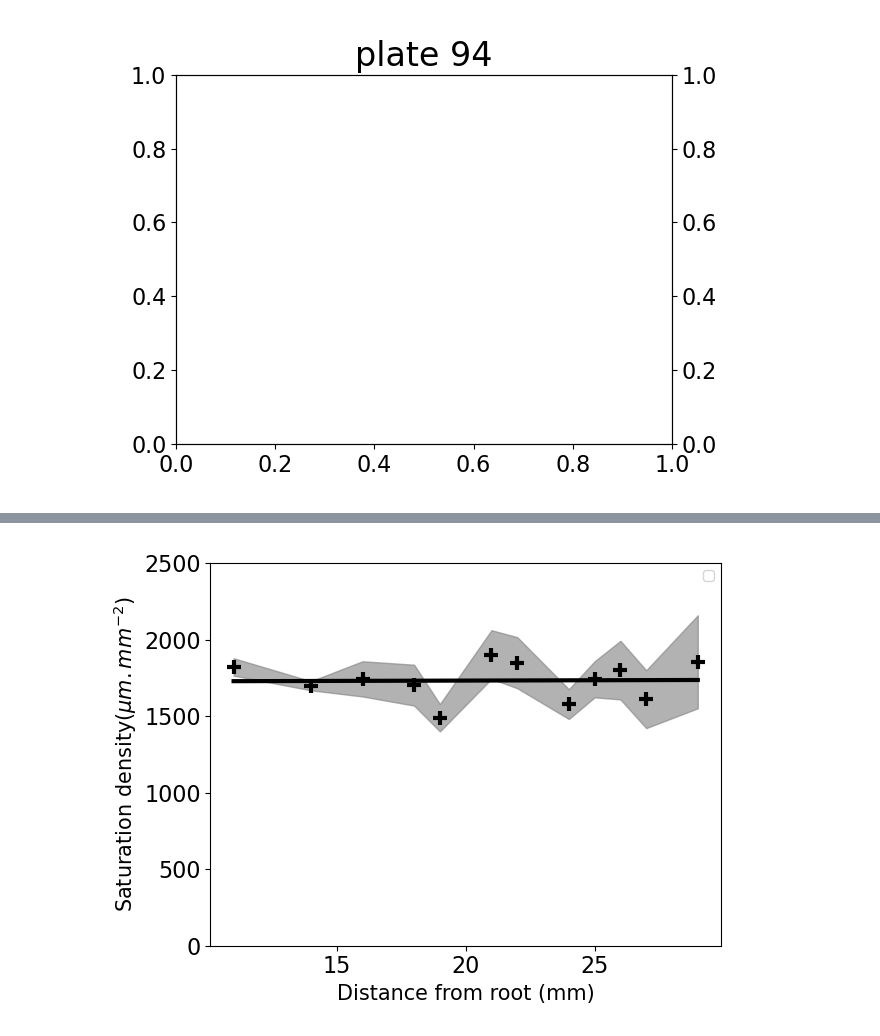
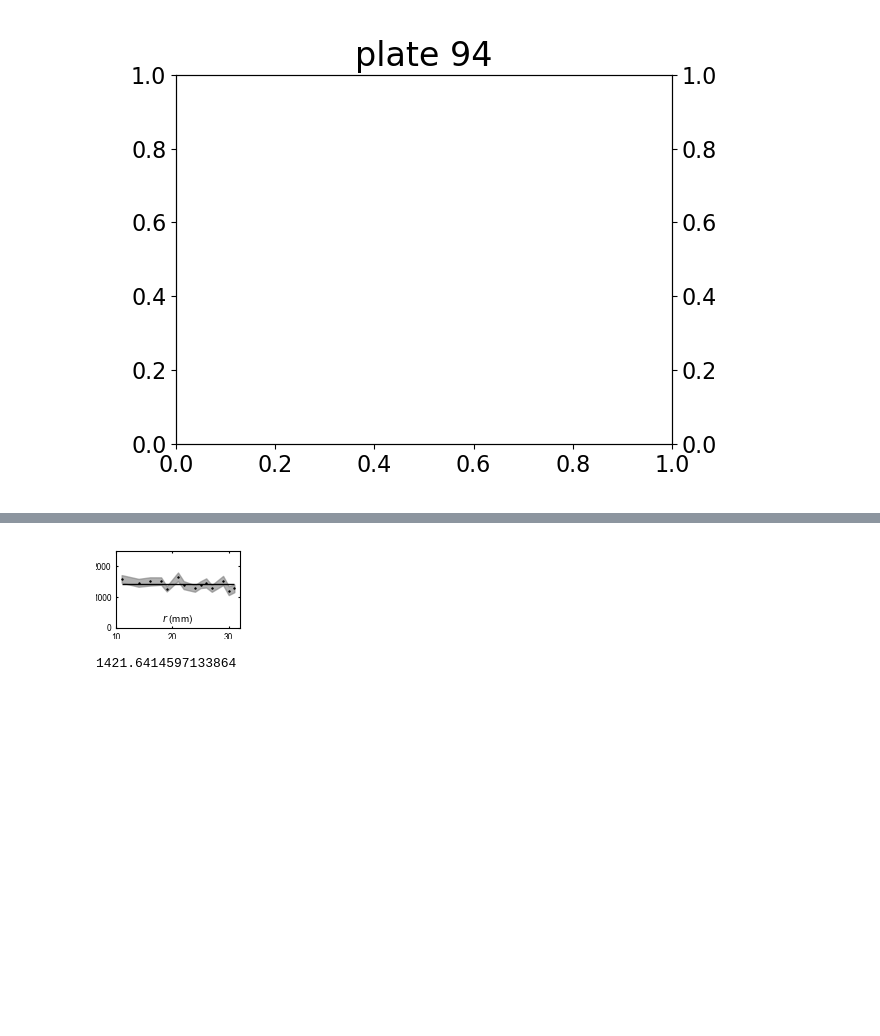
Before and after one commit to Cocopyth/local_amf, a Jupyter notebook: data/Figures_paper/Final_figure/fig2.ipynb, the cells around one changed output, grey strips where cells are left out. Cells and saved outputs as stored; diff of their text form; code cells hidden in the pictures; blank space fills up the shorter version.

```diff
--- a/data/Figures_paper/Final_figure/fig2.ipynb
+++ b/data/Figures_paper/Final_figure/fig2.ipynb
@@ -23,9 +23,14 @@ import matplotlib as mpl
 from matplotlib.path import Path
 from matplotlib.patches import PathPatch
 from matplotlib.legend_handler import HandlerTuple
-
+import scienceplots
+import logging
+logging.getLogger().setLevel(logging.WARNING)
 %matplotlib widget
 plt.style.use('presentation.mplstyle')
+# plt.style.use('science')
 plates = ['94_20201123']
 plate_select = [94]
 path_figure = r"C:\Users\coren\AMOLF-SHIMIZU Dropbox\HFSP_symbiotic-networks\Article_TravellingWave\Figure2\versionsFromCoco"
+width = 1.6
+height = 1
@@ -338,0 +305,2 @@ array([26.91650658, 33.73137264, 32.24286623, 32.57726083, 31.10368823,
+# %%
+Cmean = 1421
@@ -615,0 +852,4 @@ def make_stat(x0,ax):
+# %%
+index = 12
+column = f"ring_density_incr-100_index-{index}-new"
+time_plate_info_long.sort_values("datetime")
@@ -1167,38 +1710,26 @@ plt.savefig(os.path.join(path_figure,'Figure2B.svg'))
 TypeError: ufunc 'isnan' not supported for the input types, and the inputs could not be safely coerced to any supported types according to the casting rule ''safe''
 [figure]
 # %%
-fig, ax = plt.subplots()
-ax.legend()
-ax.set_xlabel('Distance from root (mm)')
-ax.set_ylabel('Saturation density($\mu m.mm^{-2}$)')
-plt.tight_layout()
+fig, ax = plt.subplots(figsize=(width,height))
+ax.set_xlabel('$r$ (mm)')
+ax.set_ylabel('saturation density \n ($\mu m.mm^{-2}$)',labelpad=1)
+ax.xaxis.set_label_coords(0.5, 0.20)
+# plt.tight_layout()
 x0 = np.linspace(np.min(ds),np.max(ds),10)
-# def statistic(x,y):
-#     X = sm.add_constant(x, prepend=False)
-#     model = sm.OLS(y,X)
-#     res = model.fit()
-#     a,b = res.params[0],res.params[1]
-#     ax.plot(x0,np.array(x0)*a+b,color = 'grey', alpha = 0.01)
-#     return(a)
-# data = np.array((ds,Cs))
-# n_resamples=1000
-# std = scipy.stats.bootstrap(data,statistic,
-#                             vectorized = False,
-#                             method="basic",
-#                             n_resamples = n_resamples,
-#                             paired= True).standard_error
 err = np.array(Cserror)
-    # err = 0*ys + 80
 ax.fill_between(ds, Cs-err, Cs+err,color="grey",alpha = 0.6)
 X = sm.add_constant(ds, prepend=False)
 model = sm.OLS(Cs,X)
 res = model.fit()
 a,b = res.params[0],res.params[1]
-ax.plot(ds,np.array(ds)*a+b,label = f"linear fit : coef = {round(a,1)}$\pm$ {round(std,1)}$\mu m.mm^{-3}$",color="black")
+# ax.plot(ds,np.array(ds)*a+b,label = f"linear fit : coef = {round(a,1)}$\pm$ {round(std,1)}$\mu m.mm^{-3}$",color="black")
 # plt.legend()
 ax.scatter(ds,Cs,marker="+",color="black")
+ax.hlines(Cmean,min(ds),max(ds),color='black')
+
 ax.set_ylim(0,2500)
-plt.tight_layout()
+# plt.tight_layout()
 # plt.savefig(os.path.join(path_figure,'Figure2D.svg'))
-plt.savefig(os.path.join(path_figure,'Figure2E.eps'))
+# plt.savefig(os.path.join(path_figure,'Figure2E.eps'))
+plt.savefig(os.path.join(path_figure,'Figure2E.pdf'),transparent=True, bbox_inches='tight')
 # %% [output]
@@ -1207,4 +1737,8 @@ plt.savefig(os.path.join(path_figure,'Figure2E.eps'))
-[figure, old version]
+[figure, new version]
+# %%
+np.mean(Cs)
+# %% [output]
+1421.6414597133864
 # %%
 plates = [plate]
 analysis_folders = analysis_folders.loc[analysis_folders['Plate'].isin(plates)]
```
Also changed, not shown: parts of 22 cells of this notebook, 6 other files.
